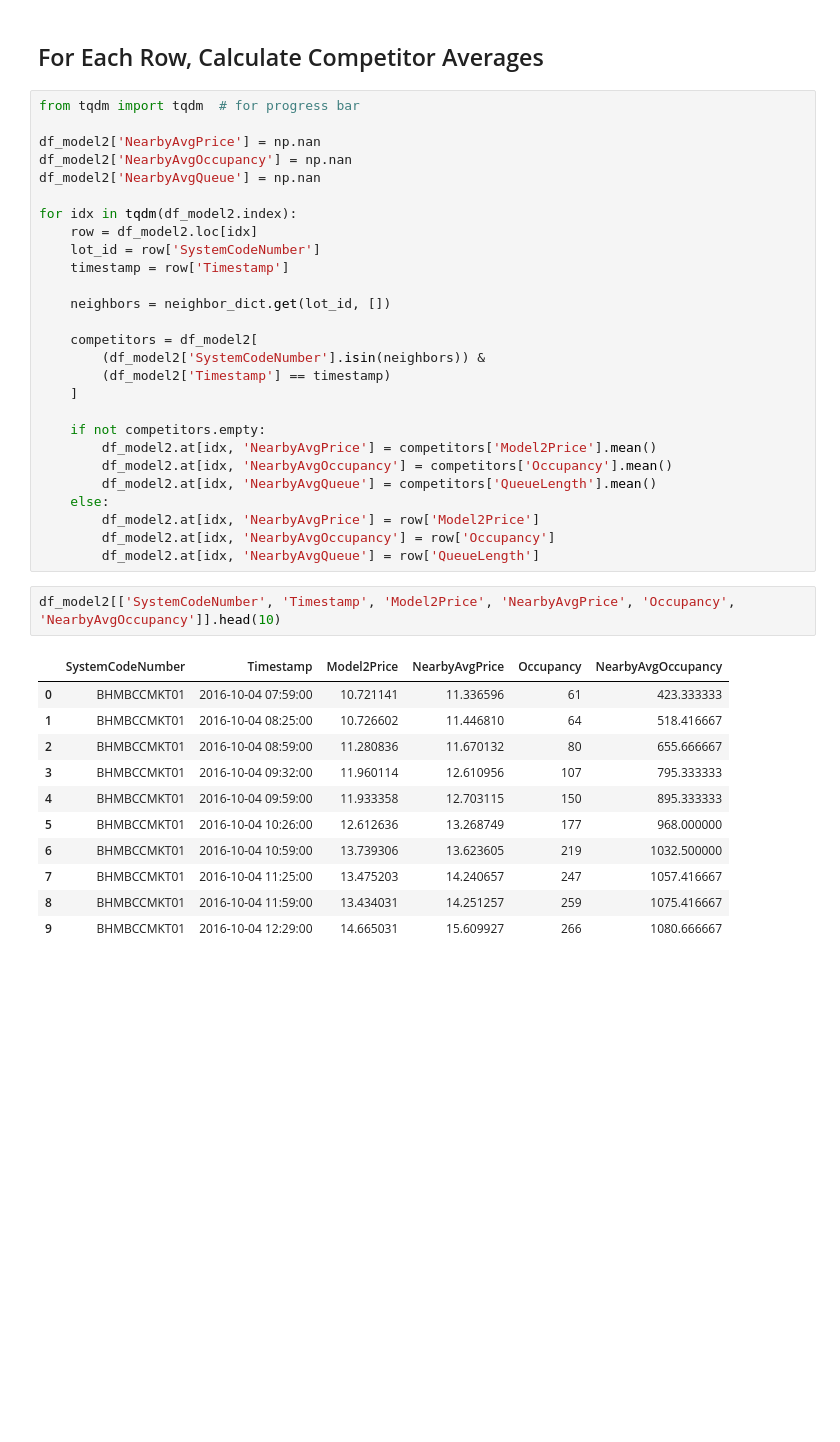
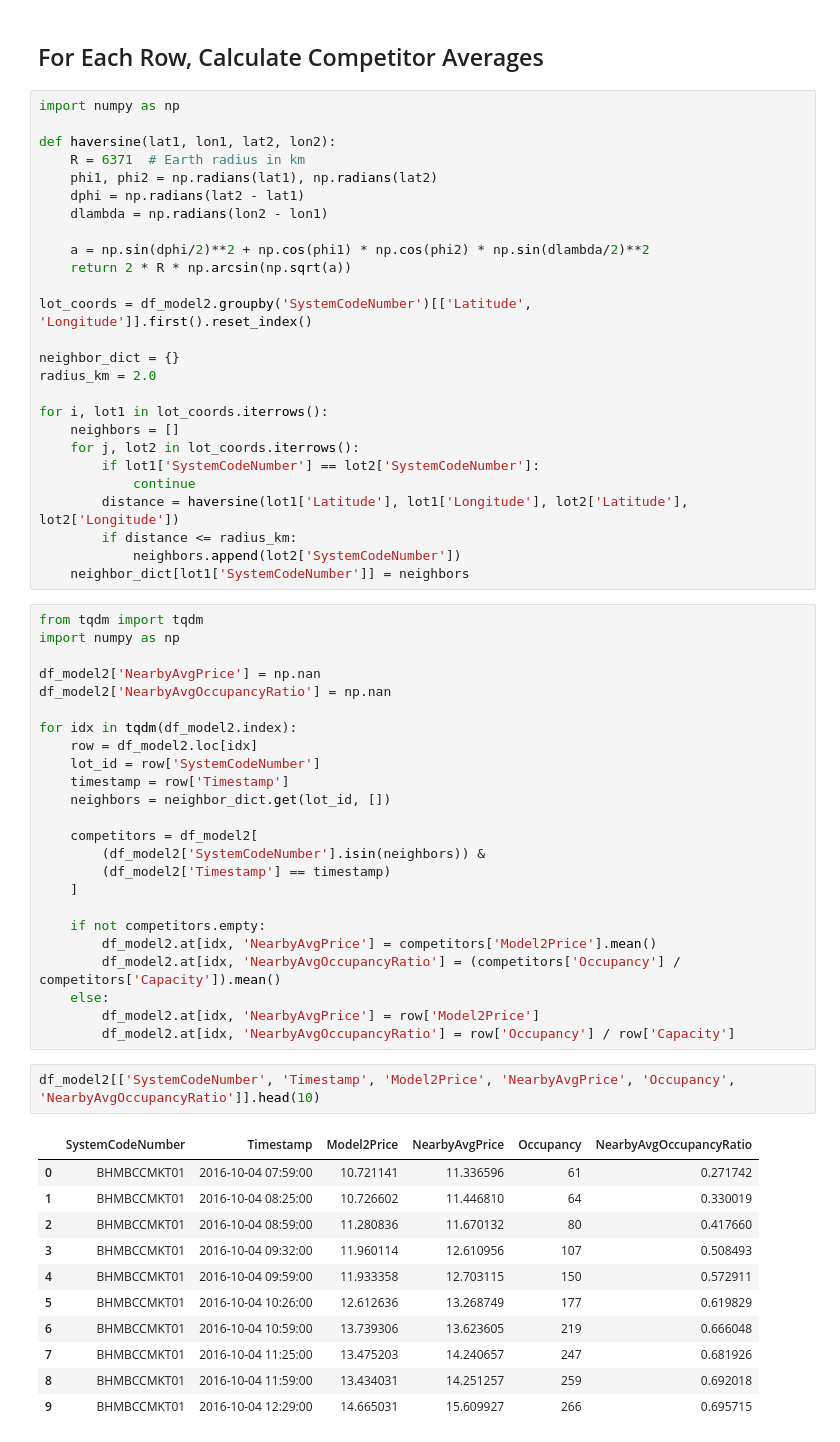
Before and after one commit to MrRogueKnight/Capstone-Project-of-Summer-Analytics-2025, a Jupyter notebook: dynamic-pricing-for-urban-parking-lots.ipynb, the cells around one changed output. Saved outputs shown, nothing was run; the diff lists cells and outputs as text; blank space fills up the shorter version.

```diff
--- a/dynamic-pricing-for-urban-parking-lots.ipynb
+++ b/dynamic-pricing-for-urban-parking-lots.ipynb
@@ -880,18 +878,43 @@ Lot BHMMBMMBX01 has 0 competitors: []
 Lot BHMNCPHST01 has 12 competitors: ['BHMBCCMKT01', 'BHMBCCTHL01', 'BHMEURBRD01', 'BHMNCPNST01', 'Broad Street', 'Others-CCCPS105a', 'Others-CCCPS119a', 'Others-CCCPS135a', 'Others-CCCPS202', 'Others- ...
 # %% [markdown]
 ## For Each Row, Calculate Competitor Averages
+# %%
+import numpy as np
+
+def haversine(lat1, lon1, lat2, lon2):
+    R = 6371  # Earth radius in km
+    phi1, phi2 = np.radians(lat1), np.radians(lat2)
+    dphi = np.radians(lat2 - lat1)
+    dlambda = np.radians(lon2 - lon1)
+
+    a = np.sin(dphi/2)**2 + np.cos(phi1) * np.cos(phi2) * np.sin(dlambda/2)**2
+    return 2 * R * np.arcsin(np.sqrt(a))
+
+lot_coords = df_model2.groupby('SystemCodeNumber')[['Latitude', 'Longitude']].first().reset_index()
+
+neighbor_dict = {}
+radius_km = 2.0
+
+for i, lot1 in lot_coords.iterrows():
+    neighbors = []
+    for j, lot2 in lot_coords.iterrows():
+        if lot1['SystemCodeNumber'] == lot2['SystemCodeNumber']:
+            continue
+        distance = haversine(lot1['Latitude'], lot1['Longitude'], lot2['Latitude'], lot2['Longitude'])
+        if distance <= radius_km:
+            neighbors.append(lot2['SystemCodeNumber'])
+    neighbor_dict[lot1['SystemCodeNumber']] = neighbors
 # %%
-from tqdm import tqdm  # for progress bar
+from tqdm import tqdm
+import numpy as np
 
 df_model2['NearbyAvgPrice'] = np.nan
-df_model2['NearbyAvgOccupancy'] = np.nan
-df_model2['NearbyAvgQueue'] = np.nan
+df_model2['NearbyAvgOccupancyRatio'] = np.nan
 
 for idx in tqdm(df_model2.index):
     row = df_model2.loc[idx]
     lot_id = row['SystemCodeNumber']
     timestamp = row['Timestamp']
-
     neighbors = neighbor_dict.get(lot_id, [])
 
     competitors = df_model2[
@@ -901,23 +924,21 @@ for idx in tqdm(df_model2.index):
 
     if not competitors.empty:
         df_model2.at[idx, 'NearbyAvgPrice'] = competitors['Model2Price'].mean()
-        df_model2.at[idx, 'NearbyAvgOccupancy'] = competitors['Occupancy'].mean()
-        df_model2.at[idx, 'NearbyAvgQueue'] = competitors['QueueLength'].mean()
+        df_model2.at[idx, 'NearbyAvgOccupancyRatio'] = (competitors['Occupancy'] / competitors['Capacity']).mean()
     else:
         df_model2.at[idx, 'NearbyAvgPrice'] = row['Model2Price']
-        df_model2.at[idx, 'NearbyAvgOccupancy'] = row['Occupancy']
-        df_model2.at[idx, 'NearbyAvgQueue'] = row['QueueLength']
+        df_model2.at[idx, 'NearbyAvgOccupancyRatio'] = row['Occupancy'] / row['Capacity']
 # %%
-df_model2[['SystemCodeNumber', 'Timestamp', 'Model2Price', 'NearbyAvgPrice', 'Occupancy', 'NearbyAvgOccupancy']].head(10)
+df_model2[['SystemCodeNumber', 'Timestamp', 'Model2Price', 'NearbyAvgPrice', 'Occupancy', 'NearbyAvgOccupancyRatio']].head(10)
 # %% [output]
-|  | SystemCodeNumber | Timestamp | Model2Price | NearbyAvgPrice | Occupancy | NearbyAvgOccupancy |
-| 0 | BHMBCCMKT01 | 2016-10-04 07:59:00 | 10.721141 | 11.336596 | 61 | 423.333333 |
-| 1 | BHMBCCMKT01 | 2016-10-04 08:25:00 | 10.726602 | 11.446810 | 64 | 518.416667 |
-| 2 | BHMBCCMKT01 | 2016-10-04 08:59:00 | 11.280836 | 11.670132 | 80 | 655.666667 |
-| 3 | BHMBCCMKT01 | 2016-10-04 09:32:00 | 11.960114 | 12.610956 | 107 | 795.333333 |
-| 4 | BHMBCCMKT01 | 2016-10-04 09:59:00 | 11.933358 | 12.703115 | 150 | 895.333333 |
-| 5 | BHMBCCMKT01 | 2016-10-04 10:26:00 | 12.612636 | 13.268749 | 177 | 968.000000 |
-| 6 | BHMBCCMKT01 | 2016-10-04 10:59:00 | 13.739306 | 13.623605 | 219 | 1032.500000 |
-| 7 | BHMBCCMKT01 | 2016-10-04 11:25:00 | 13.475203 | 14.240657 | 247 | 1057.416667 |
-| 8 | BHMBCCMKT01 | 2016-10-04 11:59:00 | 13.434031 | 14.251257 | 259 | 1075.416667 |
-| 9 | BHMBCCMKT01 | 2016-10-04 12:29:00 | 14.665031 | 15.609927 | 266 | 1080.666667 |
+|  | SystemCodeNumber | Timestamp | Model2Price | NearbyAvgPrice | Occupancy | NearbyAvgOccupancyRatio |
+| 0 | BHMBCCMKT01 | 2016-10-04 07:59:00 | 10.721141 | 11.336596 | 61 | 0.271742 |
+| 1 | BHMBCCMKT01 | 2016-10-04 08:25:00 | 10.726602 | 11.446810 | 64 | 0.330019 |
+| 2 | BHMBCCMKT01 | 2016-10-04 08:59:00 | 11.280836 | 11.670132 | 80 | 0.417660 |
+| 3 | BHMBCCMKT01 | 2016-10-04 09:32:00 | 11.960114 | 12.610956 | 107 | 0.508493 |
+| 4 | BHMBCCMKT01 | 2016-10-04 09:59:00 | 11.933358 | 12.703115 | 150 | 0.572911 |
+| 5 | BHMBCCMKT01 | 2016-10-04 10:26:00 | 12.612636 | 13.268749 | 177 | 0.619829 |
+| 6 | BHMBCCMKT01 | 2016-10-04 10:59:00 | 13.739306 | 13.623605 | 219 | 0.666048 |
+| 7 | BHMBCCMKT01 | 2016-10-04 11:25:00 | 13.475203 | 14.240657 | 247 | 0.681926 |
+| 8 | BHMBCCMKT01 | 2016-10-04 11:59:00 | 13.434031 | 14.251257 | 259 | 0.692018 |
+| 9 | BHMBCCMKT01 | 2016-10-04 12:29:00 | 14.665031 | 15.609927 | 266 | 0.695715 |
```
Also changed, not shown: parts of 27 cells of this notebook.
